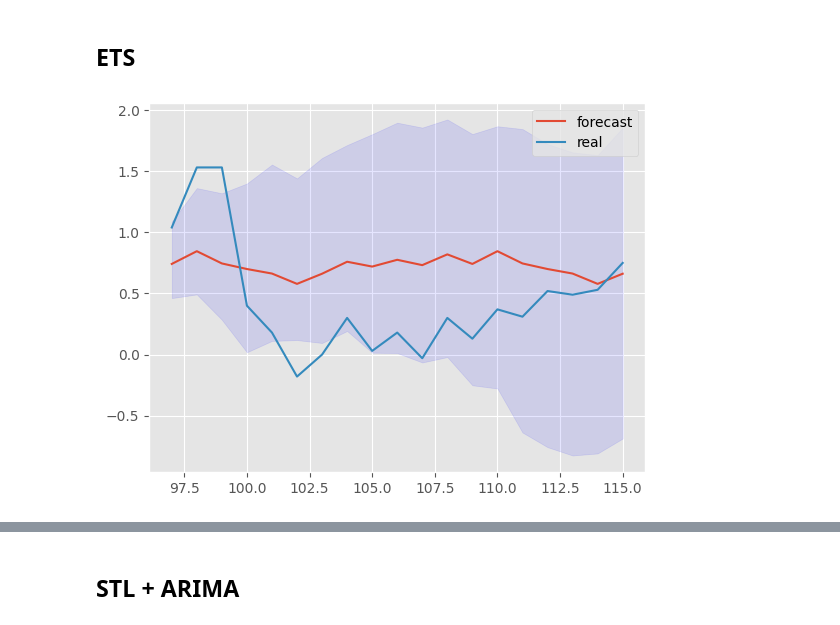
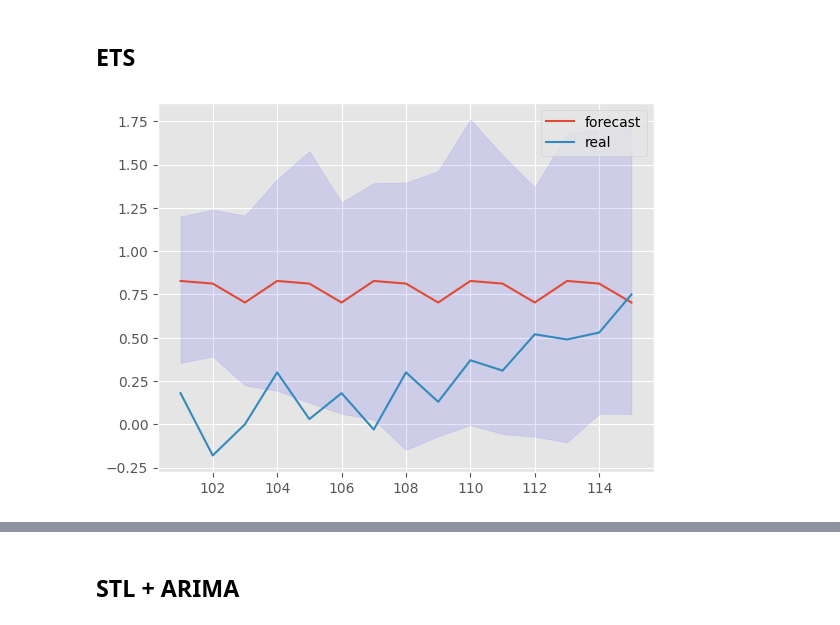
Before and after one commit to askarg/Diploma.-Inflation-model-using-PCA, a Jupyter notebook: stationary_models.ipynb, the cells around one changed output, grey strips where cells are left out. Drawn from its saved outputs; the diff is of its cells as text; code cells hidden in the pictures.

```diff
--- a/stationary_models.ipynb
+++ b/stationary_models.ipynb
@@ -46,18 +48,33 @@ os.getcwd()
 # df_test = df[df['date'] >= '2022-02-01'].copy()
 # df_test
 # %%
-split_date = '2022-08-01'
+# дата, которая сплитует данные на 2 участка, чтобы обработать 2 макроэкономических шока отдельно
+threshold_split_date = '2021-08-01'
 
+# Дата, которая разделяет тренировочную и тестовую выборки, чтобы делить выборки для всех моделей
+train_test_split_date = '2022-06-01'
+
+# импортируем данные и делим их по дате
 df = pd.read_csv('processed_regional_data/infl_rus.csv')
 df['date'] = pd.date_range(start='2014-01-01', periods=len(df), freq='M')
-df_1 = df.loc[df['date'] < split_date].copy()
-df_2 = df.loc[df['date'] >= split_date].copy()
+df_1 = df.loc[df['date'] < threshold_split_date].copy()
+df_2 = df.loc[df['date'] >= threshold_split_date].copy()
 
+# Заменяем выбросы 99% перцентилем
 quantile_99 = df_1['inflation'].quantile(0.96)
 df_1.loc[df_1['inflation'] >= quantile_99, 'inflation'] = quantile_99
 quantile_99 = df_2['inflation'].quantile(0.95)
 df_2.loc[df_2['inflation'] >= quantile_99, 'inflation'] = quantile_99
 
+# Соединяем дф в 1 общий после обработки выбросов
 df_3 = pd.concat([df_1, df_2])
-df_train = df_3[df_3['date'] < split_date].copy()
-df_test = df_3[df_3['date'] >= split_date].copy()
+df_train = df_3[df_3['date'] < train_test_split_date].copy()
+df_test = df_3[df_3['date'] >= train_test_split_date].copy()
+
+# Делим Датафреймы на эндогенные и экзогенные переменные
+y_train = df_train['inflation']
+y_test = df_test['inflation']
+df_train.drop(['inflation', 'date'], axis=1, inplace=True)
+df_test.drop(['inflation', 'date'], axis=1, inplace=True)
+X_train = df_train.copy()
+X_test = df_test.copy()
@@ -173,22 +181,21 @@ plt.fill_between(range(97, 97+len(y_test)),
 # %% [markdown]
 ## ETS
 # %%
-ets = ExponentialSmoothing(y_train, seasonal='add', seasonal_periods=12).fit()
+
+ets = ExponentialSmoothing(y_train, seasonal='mul', seasonal_periods=3).fit()
 ets_forecast = ets.forecast(len(y_test))
 num_simulations = 5000
 confidence_interval = .95
-simulated_forecasts = np.array(
-    [ets.simulate(len(y_test)) for _ in range(len(y_test))])
-lower_bound = np.percentile(
-    simulated_forecasts, (1 - confidence_interval) / 2 * 100, axis=0)
-upper_bound = np.percentile(
-    simulated_forecasts, (1 + confidence_interval) / 2 * 100, axis=0)
+
+simulated_forecasts = np.array([ets.simulate(len(y_test)) for _ in range(len(y_test))])
+
+lower_bound = np.percentile(simulated_forecasts, (1 - confidence_interval) / 2 * 100, axis=0)
+upper_bound = np.percentile(simulated_forecasts, (1 + confidence_interval) / 2 * 100, axis=0)
 ets_conf_int = np.array(list(zip(lower_bound, upper_bound)))
-
 ets_forecast.plot(label='forecast')
 y_test.plot(label='real')
 plt.legend()
-plt.fill_between(range(97, 97+len(y_test)),
+plt.fill_between(range(len(y_train), len(y_train)+len(y_test)),
                  ets_conf_int[:, 0], ets_conf_int[:, 1], alpha=0.1, color='blue');
 # %% [output]
-[figure, old version]
+[figure, new version]
```
Also changed, not shown: parts of 13 cells of this notebook, 23 other files.
